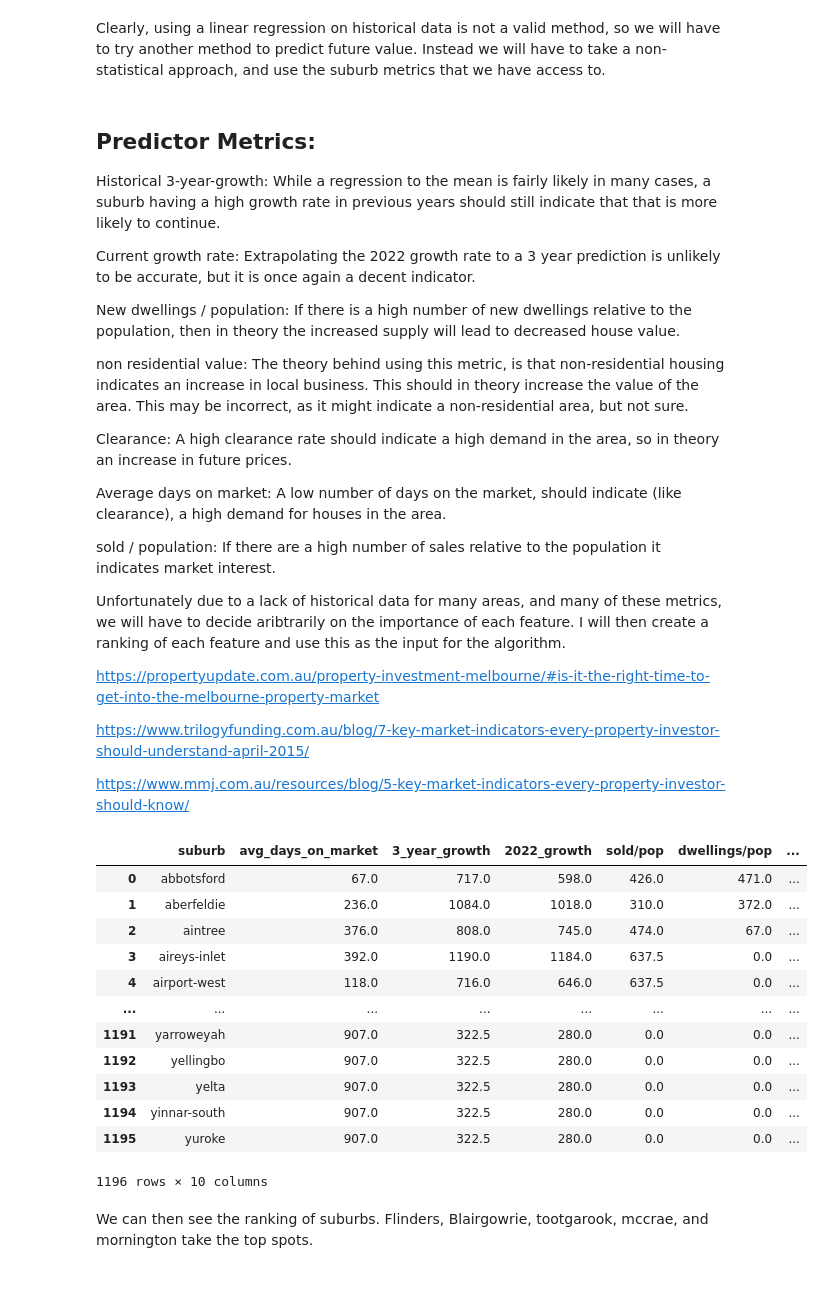
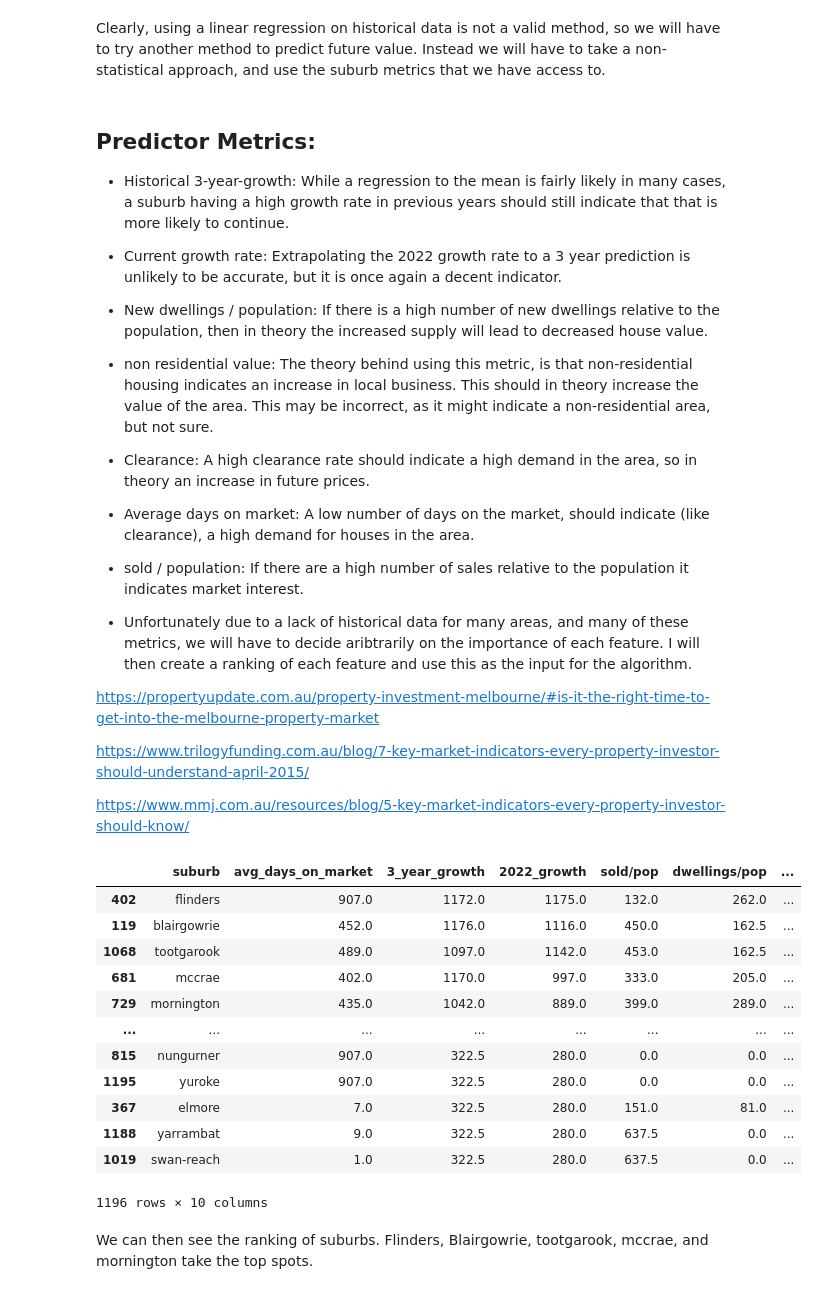
Before and after one commit to MAST30034-Applied-Data-Science/generic-real-estate-consulting-project-group-32, a Jupyter notebook: notebooks/overall_notebook.ipynb, the cells around one changed output. Saved outputs shown, nothing was run; the diff lists cells and outputs as text; code cells hidden in the pictures.

```diff
--- a/notebooks/overall_notebook.ipynb
+++ b/notebooks/overall_notebook.ipynb
@@ -282,21 +240,21 @@ Instead we will have to take a non-statistical approach, and use the suburb metr
 # %% [markdown]
 ## Predictor Metrics:
 
-Historical 3-year-growth: While a regression to the mean is fairly likely in many cases, a suburb having a high growth rate in previous years should still indicate that that is more likely to continue.
+* Historical 3-year-growth: While a regression to the mean is fairly likely in many cases, a suburb having a high growth rate in previous years should still indicate that that is more likely to continue.
 
-Current growth rate: Extrapolating the 2022 growth rate to a 3 year prediction is unlikely to be accurate, but it is once again a decent indicator.
+* Current growth rate: Extrapolating the 2022 growth rate to a 3 year prediction is unlikely to be accurate, but it is once again a decent indicator.
 
-New dwellings / population: If there is a high number of new dwellings relative to the population, then in theory the increased supply will lead to decreased house value.
+* New dwellings / population: If there is a high number of new dwellings relative to the population, then in theory the increased supply will lead to decreased house value.
 
-non residential value: The theory behind using this metric, is that non-residential housing indicates an increase in local business. This should in theory increase the value of the area. This may be incorrect, as it might indicate a non-residential area, but not sure.
+* non residential value: The theory behind using this metric, is that non-residential housing indicates an increase in local business. This should in theory increase the value of the area. This may be incorrect, as it might indicate a non-residential area, but not sure.
 
-Clearance: A high clearance rate should indicate a high demand in the area, so in theory an increase in future prices.
+* Clearance: A high clearance rate should indicate a high demand in the area, so in theory an increase in future prices.
 
-Average days on market: A low number of days on the market, should indicate (like clearance), a high demand for houses in the area.
+* Average days on market: A low number of days on the market, should indicate (like clearance), a high demand for houses in the area.
 
-sold / population: If there are a high number of sales relative to the population it indicates market interest.
+* sold / population: If there are a high number of sales relative to the population it indicates market interest.
 
-Unfortunately due to a lack of historical data for many areas, and many of these metrics, we will have to decide aribtrarily on the importance of each feature. I will then create a ranking of each feature and use this as the input for the algorithm.
+* Unfortunately due to a lack of historical data for many areas, and many of these metrics, we will have to decide aribtrarily on the importance of each feature. I will then create a ranking of each feature and use this as the input for the algorithm.
 
 https://propertyupdate.com.au/property-investment-melbourne/#is-it-the-right-time-to-get-into-the-melbourne-property-market
 
@@ -323,20 +281,20 @@ predict_df["SA2"] = df["SA2"]
 predict_df = predict_df.sort_values(by="sum", ascending=False)
 predict_df.to_csv(f"../data/curated/prediction_results.csv")
 # %%
-predict_df
+display(predict_df)
 # %% [output]
 |  | suburb | avg_days_on_market | 3_year_growth | 2022_growth | sold/pop | dwellings/pop | ... |
-| 0 | abbotsford | 67.0 | 717.0 | 598.0 | 426.0 | 471.0 | ... |
-| 1 | aberfeldie | 236.0 | 1084.0 | 1018.0 | 310.0 | 372.0 | ... |
-| 2 | aintree | 376.0 | 808.0 | 745.0 | 474.0 | 67.0 | ... |
-| 3 | aireys-inlet | 392.0 | 1190.0 | 1184.0 | 637.5 | 0.0 | ... |
-| 4 | airport-west | 118.0 | 716.0 | 646.0 | 637.5 | 0.0 | ... |
+| 402 | flinders | 907.0 | 1172.0 | 1175.0 | 132.0 | 262.0 | ... |
+| 119 | blairgowrie | 452.0 | 1176.0 | 1116.0 | 450.0 | 162.5 | ... |
+| 1068 | tootgarook | 489.0 | 1097.0 | 1142.0 | 453.0 | 162.5 | ... |
+| 681 | mccrae | 402.0 | 1170.0 | 997.0 | 333.0 | 205.0 | ... |
+| 729 | mornington | 435.0 | 1042.0 | 889.0 | 399.0 | 289.0 | ... |
 | ... | ... | ... | ... | ... | ... | ... | ... |
-| 1191 | yarroweyah | 907.0 | 322.5 | 280.0 | 0.0 | 0.0 | ... |
-| 1192 | yellingbo | 907.0 | 322.5 | 280.0 | 0.0 | 0.0 | ... |
-| 1193 | yelta | 907.0 | 322.5 | 280.0 | 0.0 | 0.0 | ... |
-| 1194 | yinnar-south | 907.0 | 322.5 | 280.0 | 0.0 | 0.0 | ... |
+| 815 | nungurner | 907.0 | 322.5 | 280.0 | 0.0 | 0.0 | ... |
 | 1195 | yuroke | 907.0 | 322.5 | 280.0 | 0.0 | 0.0 | ... |
+| 367 | elmore | 7.0 | 322.5 | 280.0 | 151.0 | 81.0 | ... |
+| 1188 | yarrambat | 9.0 | 322.5 | 280.0 | 637.5 | 0.0 | ... |
+| 1019 | swan-reach | 1.0 | 322.5 | 280.0 | 637.5 | 0.0 | ... |
 1196 rows × 10 columns
 # %% [markdown]
 We can then see the ranking of suburbs. Flinders, Blairgowrie, tootgarook, mccrae, and mornington take the top spots.
```
Also changed, not shown: parts of 10 cells of this notebook, 2 other files.
